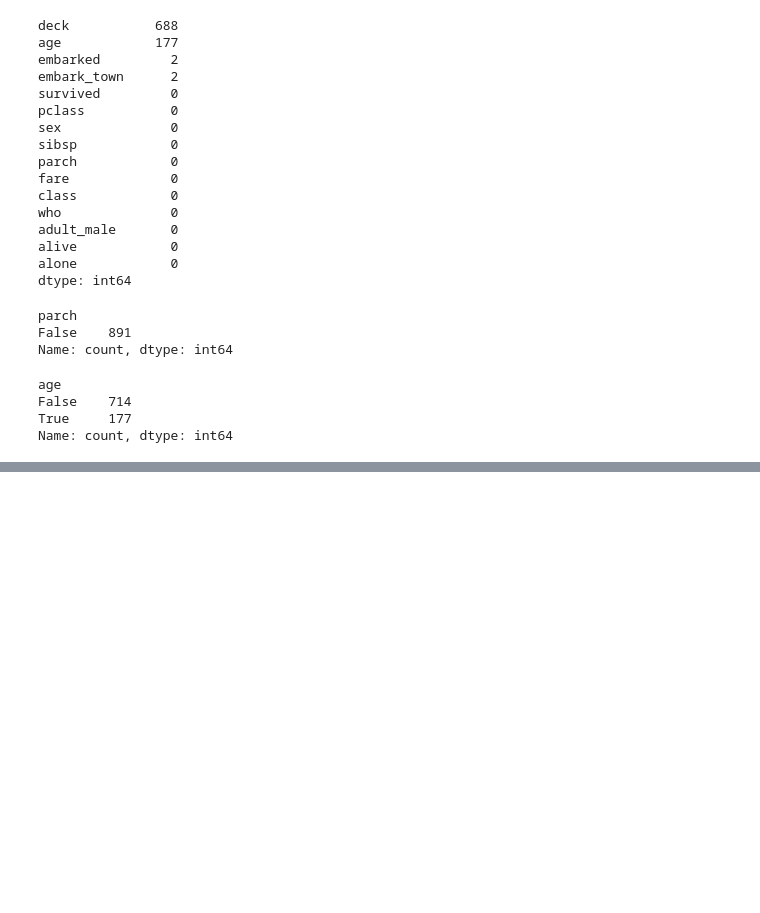
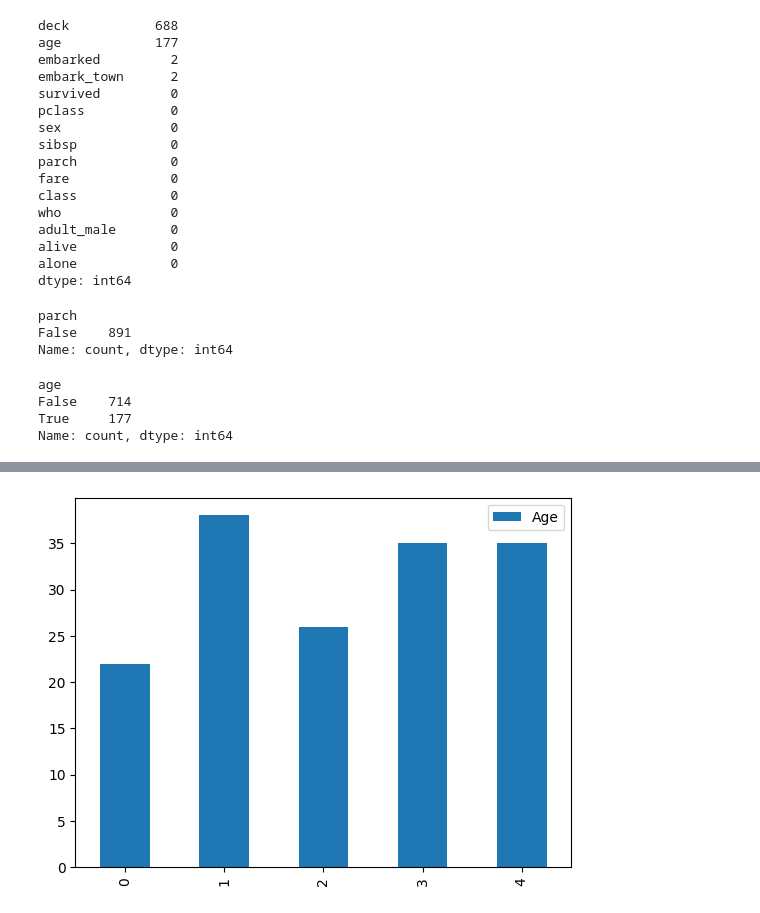
Before and after one commit to itsmemauliii/CodSoft, a Jupyter notebook: Task1.ipynb, the cells around one changed output, grey strips where cells are left out. Drawn from its saved outputs; the diff is of its cells as text; code cells hidden in the pictures; blank space fills up the shorter version.

```diff
--- a/Task1.ipynb
+++ b/Task1.ipynb
@@ -236,0 +300,5 @@ Name: count, dtype: int64
+# %%
+data.plot(kind='bar')
+plt.show()
+# %% [output]
+[figure, added]
```
Also changed, not shown: parts of 36 cells of this notebook.
